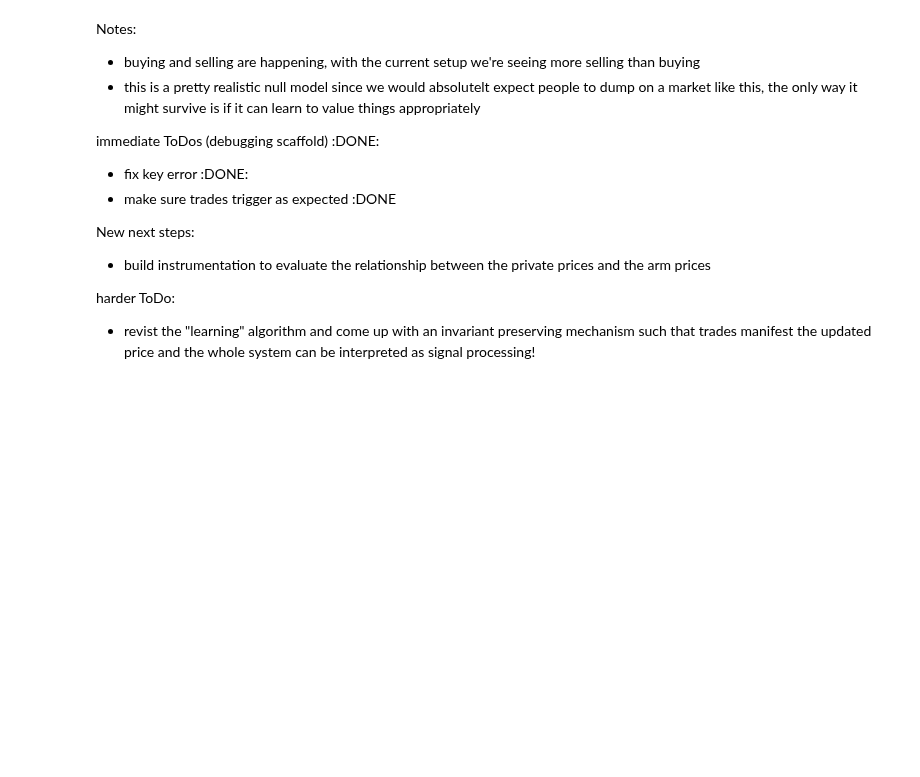
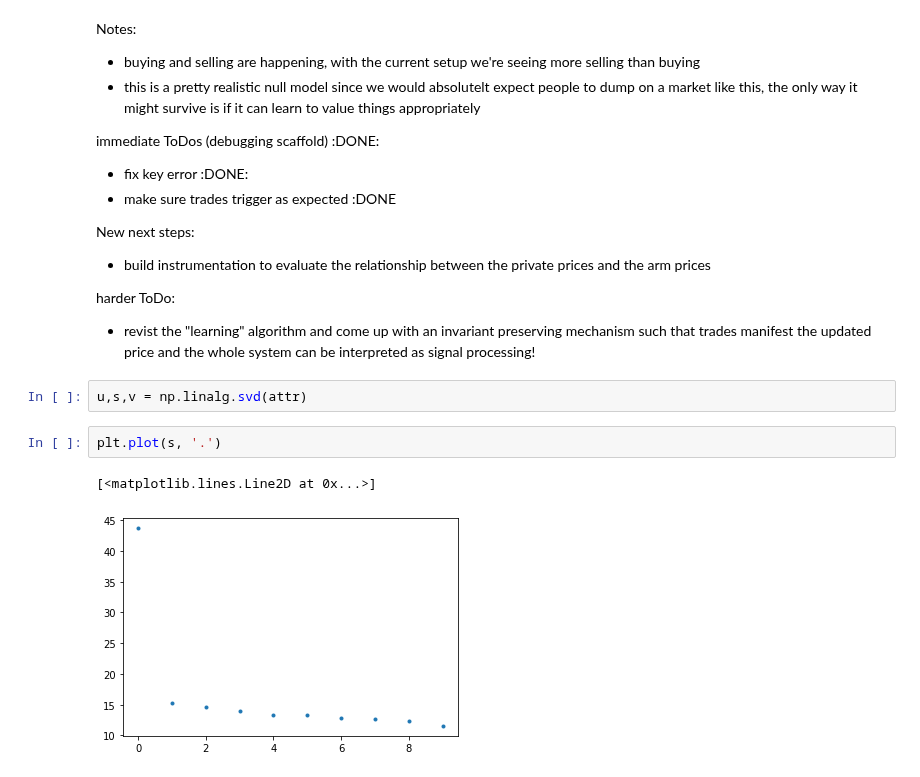
Before and after one commit to BlockScience/arm-basic-research, a Jupyter notebook: experiment.ipynb, the cells around one changed output. Cells and saved outputs as stored; diff of their text form; blank space fills up the shorter version.

```diff
--- a/experiment.ipynb
+++ b/experiment.ipynb
@@ -114,3 +118,10 @@ New next steps:
 
 harder ToDo:
 - revist the "learning" algorithm and come up with an invariant preserving mechanism such that trades manifest the updated price and the whole system can be interpreted as signal processing!
+# %%
+u,s,v = np.linalg.svd(attr)
+# %%
+plt.plot(s, '.')
+# %% [output]
+[<matplotlib.lines.Line2D at 0x...>]
+[figure, added]
```
Also changed, not shown: parts of 13 cells of this notebook, 2 other files.
